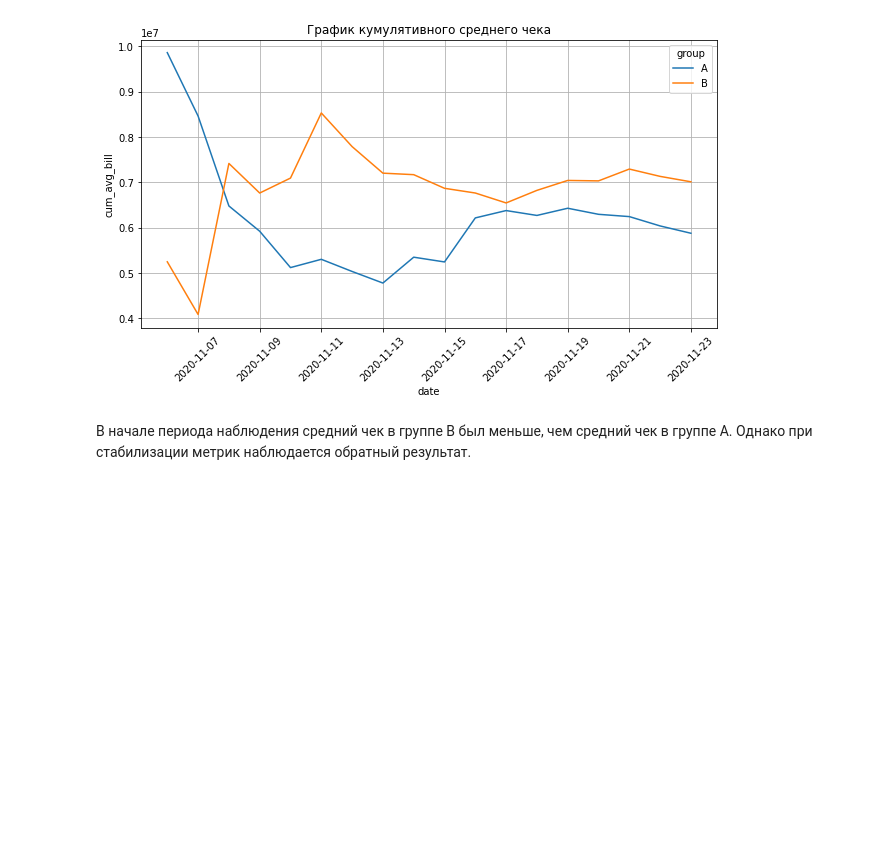
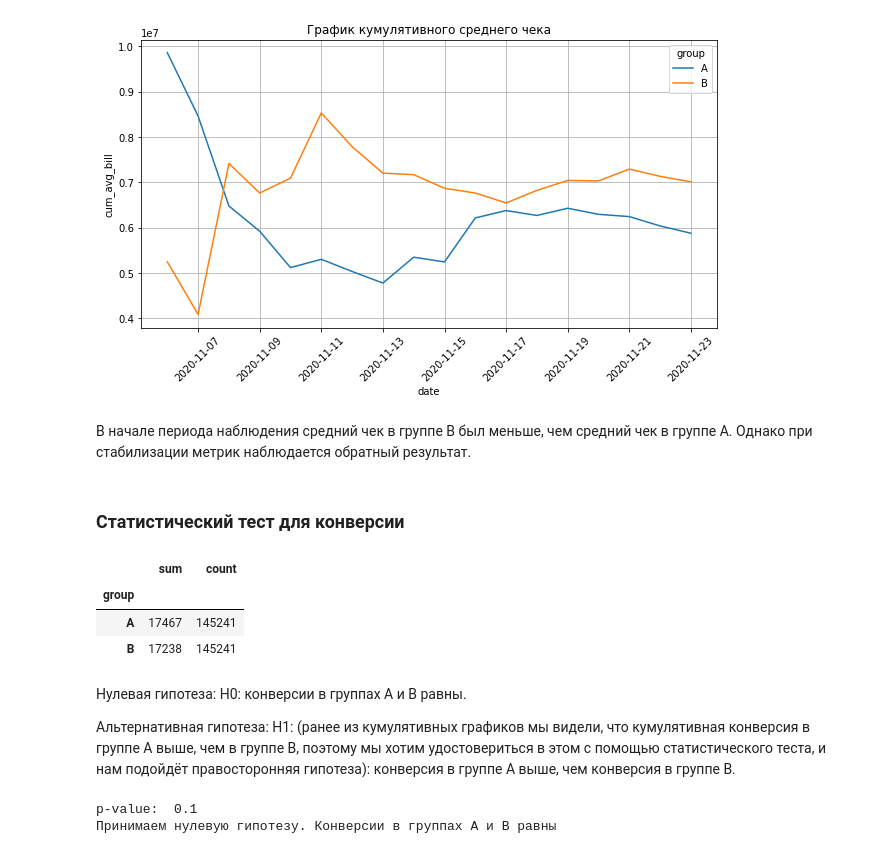
Before and after one commit to Alexx-Yu/python_classes, a Jupyter notebook: Module 27 - EDA-5/Theory.ipynb, the cells around one changed output. Cells and saved outputs as stored; diff of their text form; code cells hidden in the pictures; blank space fills up the shorter version.

```diff
--- a/Module 27 - EDA-5/Theory.ipynb
+++ b/Module 27 - EDA-5/Theory.ipynb
@@ -361,3 +361,5 @@ ax.grid(True);
 [figure]
 # %% [markdown]
 В начале периода наблюдения средний чек в группе B был меньше, чем средний чек в группе A. Однако при стабилизации метрик наблюдается обратный результат.
+# %% [markdown]
+### Статистический тест для конверсии
@@ -363,0 +369,40 @@ ax.grid(True);
+# %%
+# сгруппируем данные по признаку группы и рассчитаем количество «успехов» (сумма по столбцу converted)
+# и общее количество наблюдений (количество непустых значений в столбце converted) для каждой группы.
+
+converted_piv= ab_data.groupby('group')['converted'].agg(
+    ['sum', 'count'])
+display(converted_piv)
+# %% [output]
+|  | sum | count |
+| group |  |  |
+| A | 17467 | 145241 |
+| B | 17238 | 145241 |
+# %% [markdown]
+Нулевая гипотеза:
+H0: конверсии в группах А и B равны.
+
+Альтернативная гипотеза:
+H1: (ранее из кумулятивных графиков мы видели, что кумулятивная конверсия в группе А выше, чем в группе B, поэтому мы хотим удостовериться в этом с помощью статистического теста, и нам подойдёт правосторонняя гипотеза): конверсия в группе А выше, чем конверсия в группе B.
+# %%
+# нулевая и альтернативная гипотезы
+H0 = 'Конверсии в группах А и B равны'
+H1 = 'Конверсия в группе А выше, чем конверсия в группе B'
+alpha = 0.05 # уровень значимости
+# вычисляем значение p-value для z-теста для пропорций
+_, p_value = proportions_ztest(
+    count=converted_piv['sum'], #число "успехов"
+    nobs=converted_piv['count'], #общее число наблюдений
+    alternative='larger',
+)
+# выводим результат на экран
+print('p-value: ', round(p_value, 2))
+# сравниваем полученное p-value с уровнем значимости
+if (p_value < alpha):
+    print("Отвергаем нулевую гипотезу. {}".format(H0))
+    print("Альтернативная гипотеза. H1: {}".format(H1))
+else:
+    print("Принимаем нулевую гипотезу. {}".format(H0))
+# %% [output]
+p-value:  0.1
+Принимаем нулевую гипотезу. Конверсии в группах А и B равны
```
Also changed, not shown: parts of 24 cells of this notebook, 1 other file.
